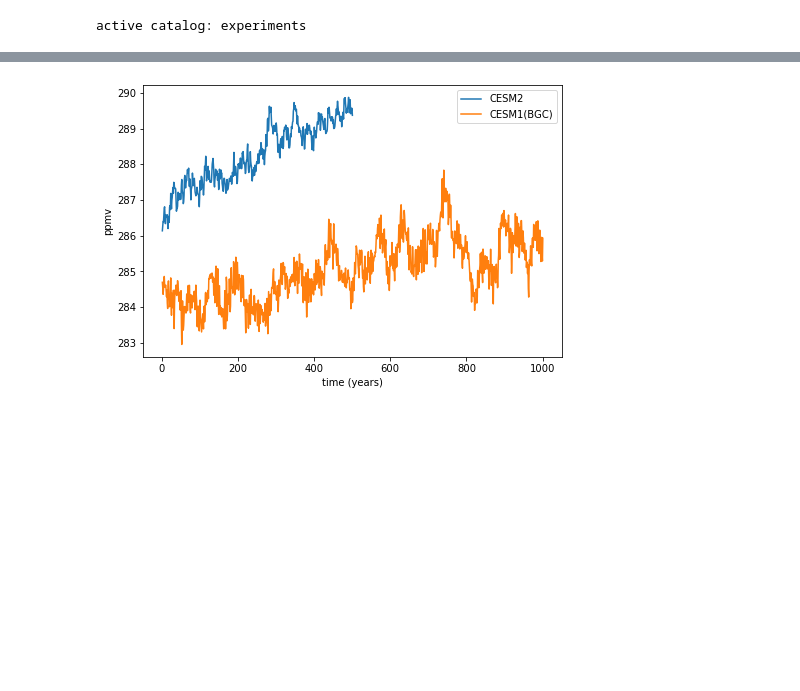
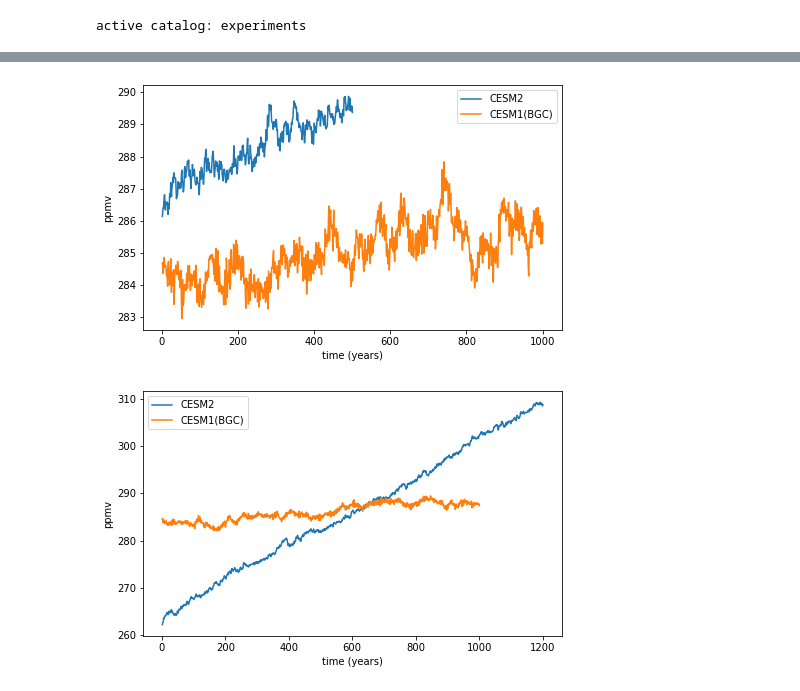
Before and after one commit to klindsay28/CESM2_coup_carb_cycle_JAMES, a Jupyter notebook: CO2_esm-piControl.ipynb, the cells around one changed output, grey strips where cells are left out. Drawn from its saved outputs; the diff is of its cells as text; code cells hidden in the pictures; blank space fills up the shorter version.

```diff
--- a/CO2_esm-piControl.ipynb
+++ b/CO2_esm-piControl.ipynb
@@ -12,6 +11,7 @@ from utils import conv_units
 %matplotlib inline
 # %%
 data_catalog.set_catalog('experiments')
-varnames = ['TMCO2', 'PS', 'CO2']
+varnames = ['TS', 'PS', 'TMCO2', 'TMCO2_LND', 'TMCO2_OCN', 'CO2', 'CO2_LND', 'CO2_OCN']
+ds_dict = {}
 # %% [output]
 active catalog: experiments
@@ -58,0 +18,16 @@ Attributes:
+# %%
+experiment = 'esm-piControl'
+ds_dict[experiment] = tseries_mod.tseries_get_vars(varnames, 'atm', experiment, freq='ann').sel(region='Global')
+ds_dict[experiment].attrs['experiment'] = experiment
+
+experiment = 'esm-piControl-cmip5'
+ds_dict[experiment] = tseries_mod.tseries_get_vars(varnames, 'atm', experiment, stream='cam2.h0', freq='ann').sel(region='Global')
+ds_dict[experiment].attrs['experiment'] = experiment
+
+experiment = 'piControl'
+ds_dict[experiment] = tseries_mod.tseries_get_vars(varnames, 'atm', experiment, freq='ann').sel(region='Global')
+ds_dict[experiment].attrs['experiment'] = experiment
+
+experiment = 'piControl-cmip5'
+ds_dict[experiment] = tseries_mod.tseries_get_vars(varnames, 'atm', experiment, stream='cam2.h0', freq='ann').sel(region='Global')
+ds_dict[experiment].attrs['experiment'] = experiment
@@ -59,7 +73,9 @@ Attributes:
 # %%
-tseries_mod.tseries_plot_1var('CO2_BOT', [esm_piControl_ann, esm_piControl_cmip5_ann],
-                              ['CESM2', 'CESM1(BGC)'],
-                              figsize=(7.5,5),
+tseries_mod.tseries_plot_1var('CO2_BOT', [ds_dict['esm-piControl'], ds_dict['esm-piControl-cmip5']],
+                              ['CESM2', 'CESM1(BGC)'], figsize=(7.5,4.5),
                               fname='CO2_BOT_esm-piControl.pdf')
+tseries_mod.tseries_plot_1var('CO2_BOT', [ds_dict['piControl'], ds_dict['piControl-cmip5']],
+                              ['CESM2', 'CESM1(BGC)'], figsize=(7.5,4.5))
 # %% [output]
-[figure, old version]
+[figure, new version]
+[figure, added]
```
Also changed, not shown: parts of 9 cells of this notebook, 17 other files.
